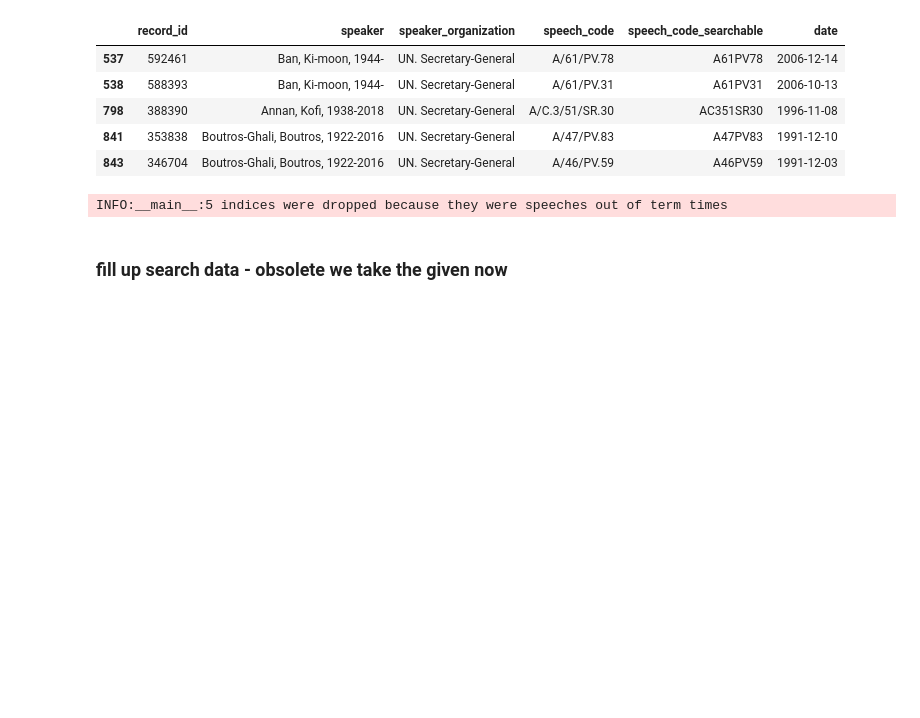
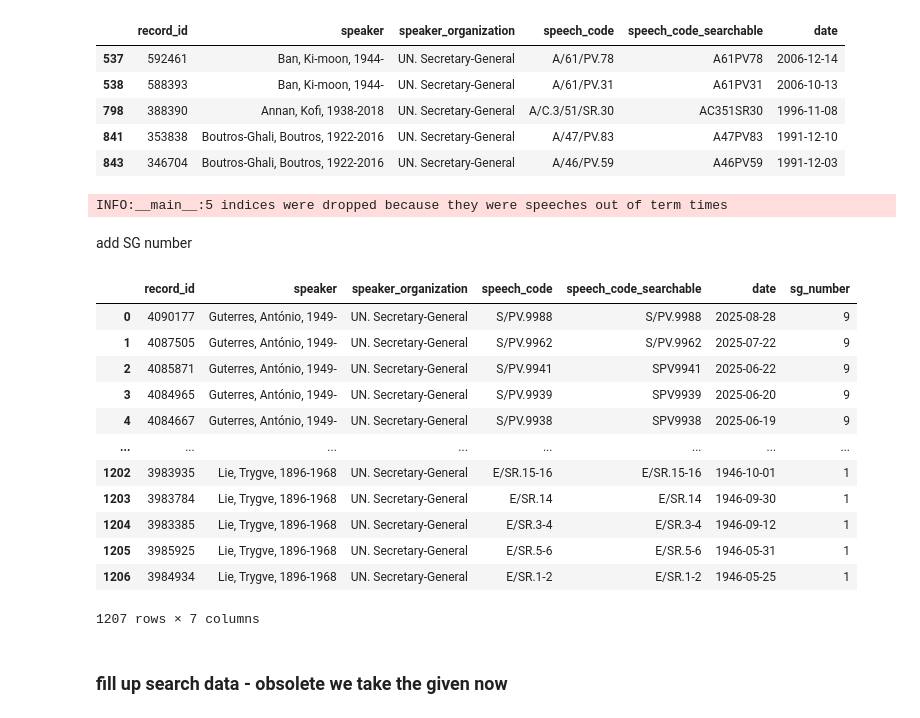
Before and after one commit to JakobOnTheShore/PDS_UNSG_text_corpus, a Jupyter notebook: 01_preprocess_speech_search.ipynb, the cells around one changed output. Saved outputs shown, nothing was run; the diff lists cells and outputs as text; code cells hidden in the pictures; blank space fills up the shorter version.

```diff
--- a/preprocess_speech_search.ipynb
+++ b/01_preprocess_speech_search.ipynb
@@ -227,6 +236,37 @@ INFO:__main__:will drop:
 | 841 | 353838 | Boutros-Ghali, Boutros, 1922-2016 | UN. Secretary-General | A/47/PV.83 | A47PV83 | 1991-12-10 |
 | 843 | 346704 | Boutros-Ghali, Boutros, 1922-2016 | UN. Secretary-General | A/46/PV.59 | A46PV59 | 1991-12-03 |
 INFO:__main__:5 indices were dropped because they were speeches out of term times
+# %% [markdown]
+add SG number
+# %%
+sg_num = {
+    'Guterres, António, 1949-': 9,
+    'Ban, Ki-moon, 1944-': 8,
+    'Annan, Kofi, 1938-2018': 7,
+    'Boutros-Ghali, Boutros, 1922-2016': 6,
+    'Pérez de Cuéllar, Javier, 1920-2020': 5,
+    'Waldheim, Kurt, 1918-2007': 4,
+    'Thant, U, 1909-1974': 3,
+    'Hammarskjöld, Dag, 1905-1961': 2,
+    'Lie, Trygve, 1896-1968': 1
+    }
+
+records['sg_number'] = records.speaker.map(sg_num)
+records
+# %% [output]
+|  | record_id | speaker | speaker_organization | speech_code | speech_code_searchable | date | sg_number |
+| 0 | 4090177 | Guterres, António, 1949- | UN. Secretary-General | S/PV.9988 | S/PV.9988 | 2025-08-28 | 9 |
+| 1 | 4087505 | Guterres, António, 1949- | UN. Secretary-General | S/PV.9962 | S/PV.9962 | 2025-07-22 | 9 |
+| 2 | 4085871 | Guterres, António, 1949- | UN. Secretary-General | S/PV.9941 | SPV9941 | 2025-06-22 | 9 |
+| 3 | 4084965 | Guterres, António, 1949- | UN. Secretary-General | S/PV.9939 | SPV9939 | 2025-06-20 | 9 |
+| 4 | 4084667 | Guterres, António, 1949- | UN. Secretary-General | S/PV.9938 | SPV9938 | 2025-06-19 | 9 |
+| ... | ... | ... | ... | ... | ... | ... | ... |
+| 1202 | 3983935 | Lie, Trygve, 1896-1968 | UN. Secretary-General | E/SR.15-16 | E/SR.15-16 | 1946-10-01 | 1 |
+| 1203 | 3983784 | Lie, Trygve, 1896-1968 | UN. Secretary-General | E/SR.14 | E/SR.14 | 1946-09-30 | 1 |
+| 1204 | 3983385 | Lie, Trygve, 1896-1968 | UN. Secretary-General | E/SR.3-4 | E/SR.3-4 | 1946-09-12 | 1 |
+| 1205 | 3985925 | Lie, Trygve, 1896-1968 | UN. Secretary-General | E/SR.5-6 | E/SR.5-6 | 1946-05-31 | 1 |
+| 1206 | 3984934 | Lie, Trygve, 1896-1968 | UN. Secretary-General | E/SR.1-2 | E/SR.1-2 | 1946-05-25 | 1 |
+1207 rows × 7 columns
 # %% [markdown]
 ### fill up search data - obsolete we take the given now
 # %%
```
Also changed, not shown: parts of 2 cells of this notebook, 29 other files.
